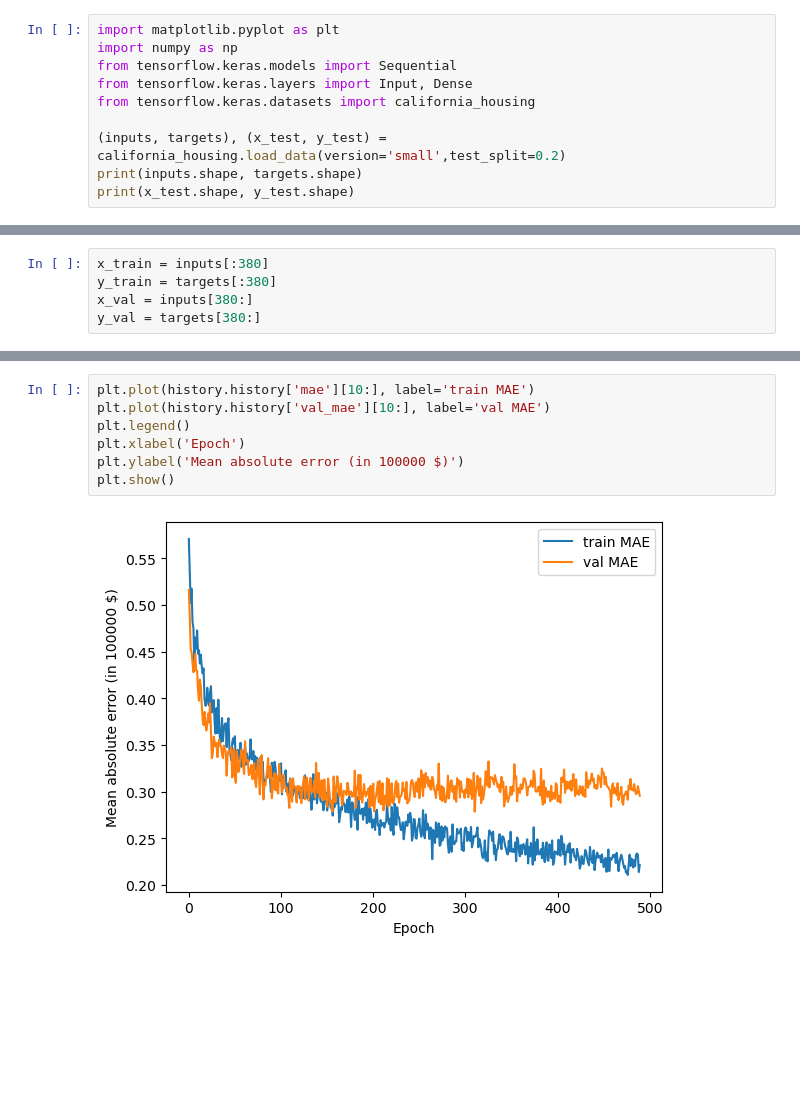
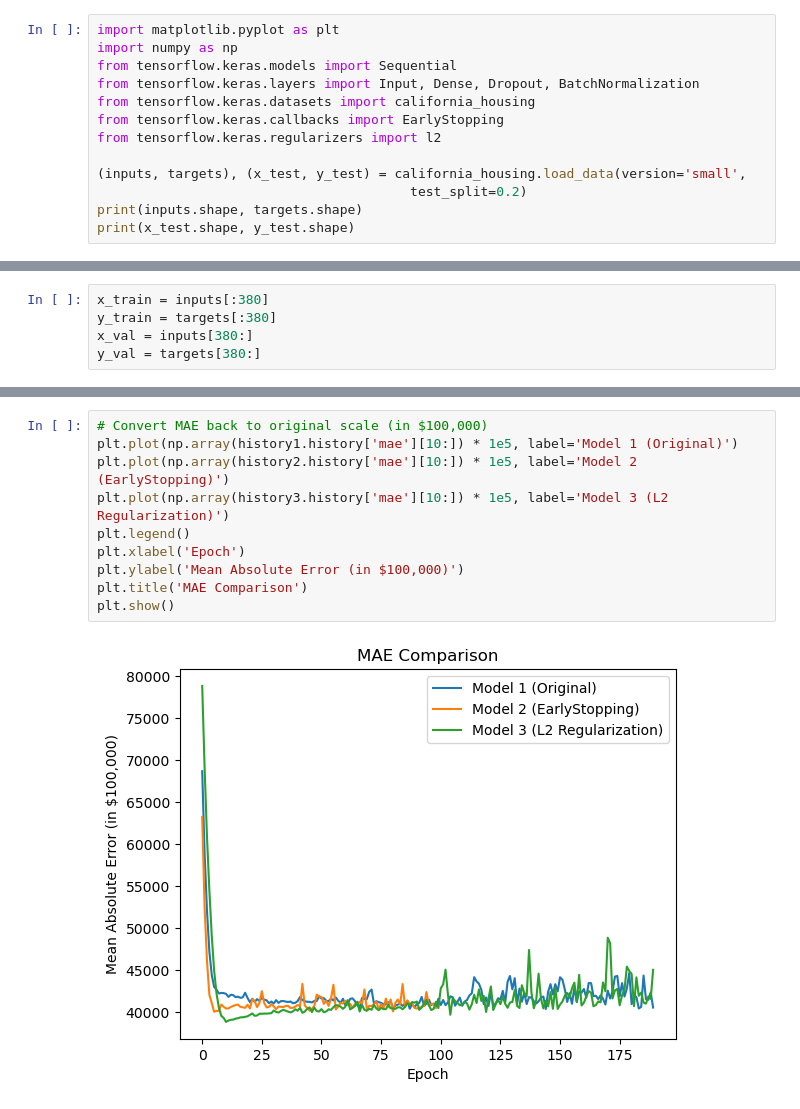
Before and after one commit to Jannassl/ViikkoTehtavatNeuro, a Jupyter notebook: week2.ipynb, the cells around one changed output, grey strips where cells are left out. Saved outputs shown, nothing was run; the diff lists cells and outputs as text; blank space fills up the shorter version.

```diff
--- a/week2.ipynb
+++ b/week2.ipynb
@@ -2,10 +2,13 @@
 import matplotlib.pyplot as plt
 import numpy as np
 from tensorflow.keras.models import Sequential
-from tensorflow.keras.layers import Input, Dense
+from tensorflow.keras.layers import Input, Dense, Dropout, BatchNormalization
 from tensorflow.keras.datasets import california_housing
+from tensorflow.keras.callbacks import EarlyStopping
+from tensorflow.keras.regularizers import l2
 
-(inputs, targets), (x_test, y_test) = california_housing.load_data(version='small',test_split=0.2)
+(inputs, targets), (x_test, y_test) = california_housing.load_data(version='small',
+                                        test_split=0.2)
 print(inputs.shape, targets.shape)
 print(x_test.shape, y_test.shape)
 # %% [output]
@@ -63,9 +92,12 @@ plt.show()
 # %%
-plt.plot(history.history['mae'][10:], label='train MAE')
-plt.plot(history.history['val_mae'][10:], label='val MAE')
+# Convert MAE back to original scale (in $100,000)
+plt.plot(np.array(history1.history['mae'][10:]) * 1e5, label='Model 1 (Original)')
+plt.plot(np.array(history2.history['mae'][10:]) * 1e5, label='Model 2 (EarlyStopping)')
+plt.plot(np.array(history3.history['mae'][10:]) * 1e5, label='Model 3 (L2 Regularization)')
 plt.legend()
 plt.xlabel('Epoch')
-plt.ylabel('Mean absolute error (in 100000 $)')
+plt.ylabel('Mean Absolute Error (in $100,000)')
+plt.title('MAE Comparison')
 plt.show()
 # %% [output]
-[figure, old version]
+[figure, new version]
```
Also changed, not shown: parts of 18 cells of this notebook.
